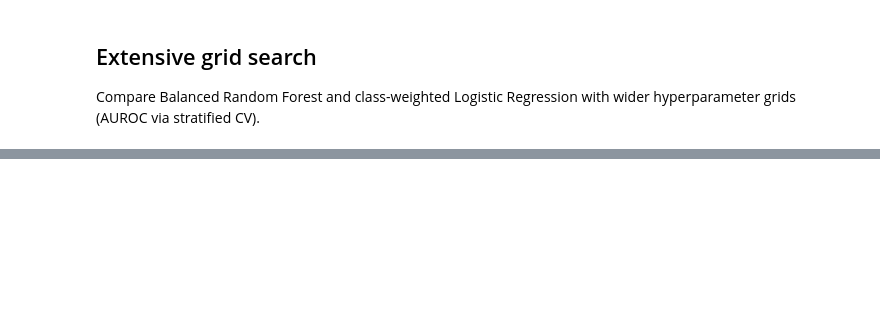
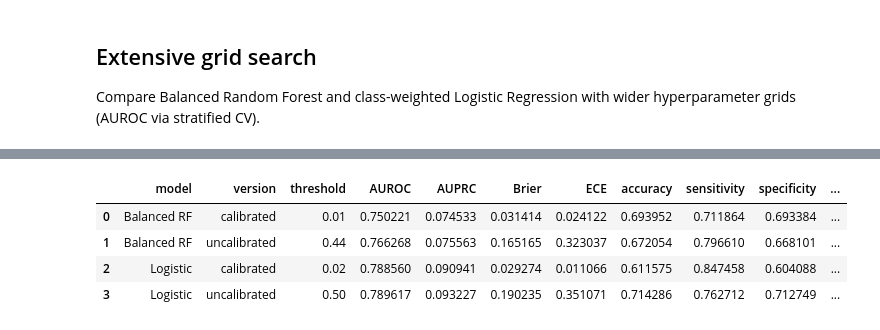
Before and after one commit to FelixZhan/AtyAN, a Jupyter notebook: AtyAN_MultivariateModels.ipynb, the cells around one changed output, grey strips where cells are left out. Saved outputs shown, nothing was run; the diff lists cells and outputs as text; code cells hidden in the pictures; blank space fills up the shorter version.

```diff
--- a/AtyAN_MultivariateModels.ipynb
+++ b/AtyAN_MultivariateModels.ipynb
@@ -659,0 +1563,63 @@ Selected model: Balanced RF | AUC=0.779  Acc=0.659  Sens=0.847  Spec=0.652  BalA
+# %%
+# Summary table: uncalibrated vs calibrated OOF probabilities
+# Includes: AUROC, AUPRC, Brier, ECE, and threshold-based Accuracy/Sensitivity/Specificity
+
+report_rows = []
+
+model_specs = [
+    ("Balanced RF", brf_oof, brf_oof_cal, brf_best_threshold_uncal, brf_best_threshold_cal),
+    ("Logistic", log_oof, log_oof_cal, log_best_threshold_uncal, log_best_threshold_cal),
+]
+
+for model_name, p_uncal, p_cal, best_uncal, best_cal in model_specs:
+    for version, probs, best_thr in [
+        ("uncalibrated", p_uncal, best_uncal),
+        ("calibrated", p_cal, best_cal),
+    ]:
+        s = summarize_probs(probs, y)
+
+        report_rows.append(
+            {
+                "model": model_name,
+                "version": version,
+                "threshold": float(best_thr["threshold"]),
+                "AUROC": s["auc"],
+                "AUPRC": s["auprc"],
+                "Brier": s["brier"],
+                "ECE": s["ece"],
+                "accuracy": float(best_thr["accuracy"]),
+                "sensitivity": float(best_thr["sensitivity"]),
+                "specificity": float(best_thr["specificity"]),
+                "balanced_accuracy": float(best_thr["balanced_accuracy"]),
+            }
+        )
+
+oof_metrics_report = (
+    pd.DataFrame(report_rows)
+    .sort_values(["model", "version"])
+    .reset_index(drop=True)
+)
+
+display(
+    oof_metrics_report[
+        [
+            "model",
+            "version",
+            "threshold",
+            "AUROC",
+            "AUPRC",
+            "Brier",
+            "ECE",
+            "accuracy",
+            "sensitivity",
+            "specificity",
+            "balanced_accuracy",
+        ]
+    ]
+)
+# %% [output]
+|  | model | version | threshold | AUROC | AUPRC | Brier | ECE | accuracy | sensitivity | specificity | ... |
+| 0 | Balanced RF | calibrated | 0.01 | 0.750221 | 0.074533 | 0.031414 | 0.024122 | 0.693952 | 0.711864 | 0.693384 | ... |
+| 1 | Balanced RF | uncalibrated | 0.44 | 0.766268 | 0.075563 | 0.165165 | 0.323037 | 0.672054 | 0.796610 | 0.668101 | ... |
+| 2 | Logistic | calibrated | 0.02 | 0.788560 | 0.090941 | 0.029274 | 0.011066 | 0.611575 | 0.847458 | 0.604088 | ... |
+| 3 | Logistic | uncalibrated | 0.50 | 0.789617 | 0.093227 | 0.190235 | 0.351071 | 0.714286 | 0.762712 | 0.712749 | ... |
```
Also changed, not shown: parts of 23 cells of this notebook, 48 other files.
